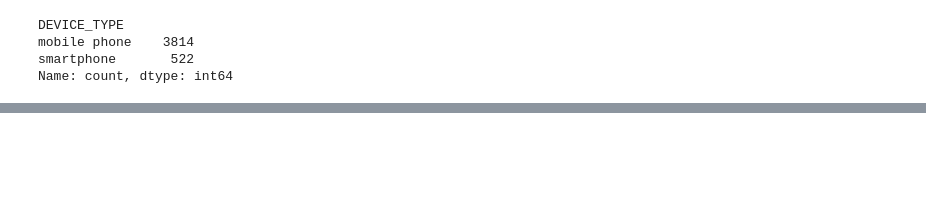
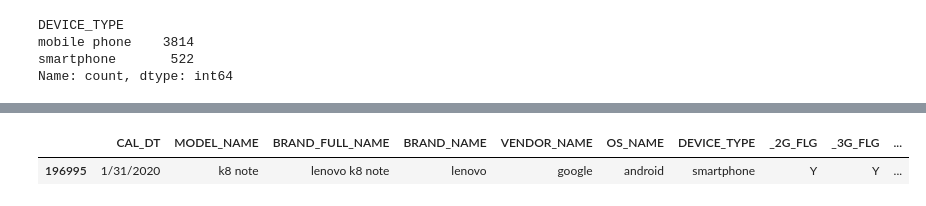
Before and after one commit to mdsri/Wakeb_coop, a Jupyter notebook: Week 4/clean faisal's dataset.ipynb, the cells around one changed output, grey strips where cells are left out. Saved outputs shown, nothing was run; the diff lists cells and outputs as text; code cells hidden in the pictures; blank space fills up the shorter version.

```diff
--- a/Week 4/clean faisal's dataset.ipynb
+++ b/Week 4/clean faisal's dataset.ipynb
@@ -664,0 +823,5 @@ Name: count, dtype: int64
+# %%
+df[df['NATIONALITY_CD'] == 'GIB']
+# %% [output]
+|  | CAL_DT | MODEL_NAME | BRAND_FULL_NAME | BRAND_NAME | VENDOR_NAME | OS_NAME | DEVICE_TYPE | _2G_FLG | _3G_FLG | ... |
+| 196995 | 1/31/2020 | k8 note | lenovo k8 note | lenovo | google | android | smartphone | Y | Y | ... |
```
Also changed, not shown: parts of 56 cells of this notebook, 1 other file.
